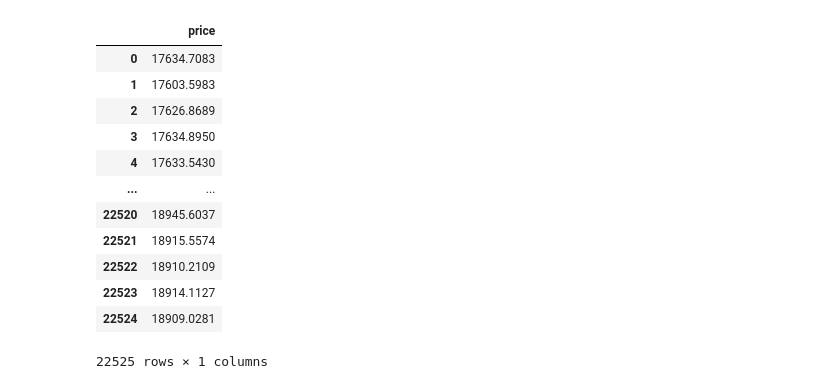
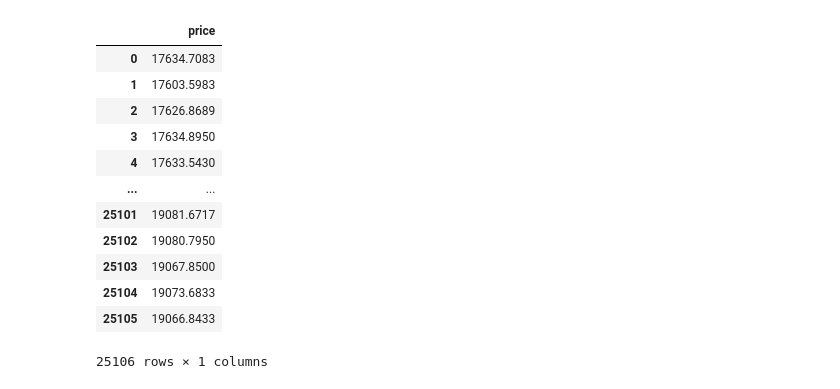
Before and after one commit to Ardranger/bitcoin_code, a Jupyter notebook: Learning_jupyter.ipynb, the cells around one changed output. Cells and saved outputs as stored; diff of their text form; code cells hidden in the pictures.

```diff
--- a/Learning_jupyter.ipynb
+++ b/Learning_jupyter.ipynb
@@ -47,19 +25,19 @@ plt.show()
 # %%
 conn = sqlite3.connect("/mnt/external_hdd/Data/coinbase.db")
-df = pd.read_sql_query("SELECT price FROM bitcoin_coinbase", conn)
+df_2 = pd.read_sql_query("SELECT price FROM bitcoin_coinbase", conn)
-# %%
-df
-# %% [output]
-|  | price |
-| 0 | 17634.7083 |
-| 1 | 17603.5983 |
-| 2 | 17626.8689 |
-| 3 | 17634.8950 |
-| 4 | 17633.5430 |
-| ... | ... |
-| 22520 | 18945.6037 |
-| 22521 | 18915.5574 |
-| 22522 | 18910.2109 |
-| 22523 | 18914.1127 |
-| 22524 | 18909.0281 |
-22525 rows × 1 columns
+# %%
+df_2
+# %% [output]
+|  | price |
+| 0 | 17634.7083 |
+| 1 | 17603.5983 |
+| 2 | 17626.8689 |
+| 3 | 17634.8950 |
+| 4 | 17633.5430 |
+| ... | ... |
+| 25101 | 19081.6717 |
+| 25102 | 19080.7950 |
+| 25103 | 19067.8500 |
+| 25104 | 19073.6833 |
+| 25105 | 19066.8433 |
+25106 rows × 1 columns
```
Also changed, not shown: parts of 5 cells of this notebook.
